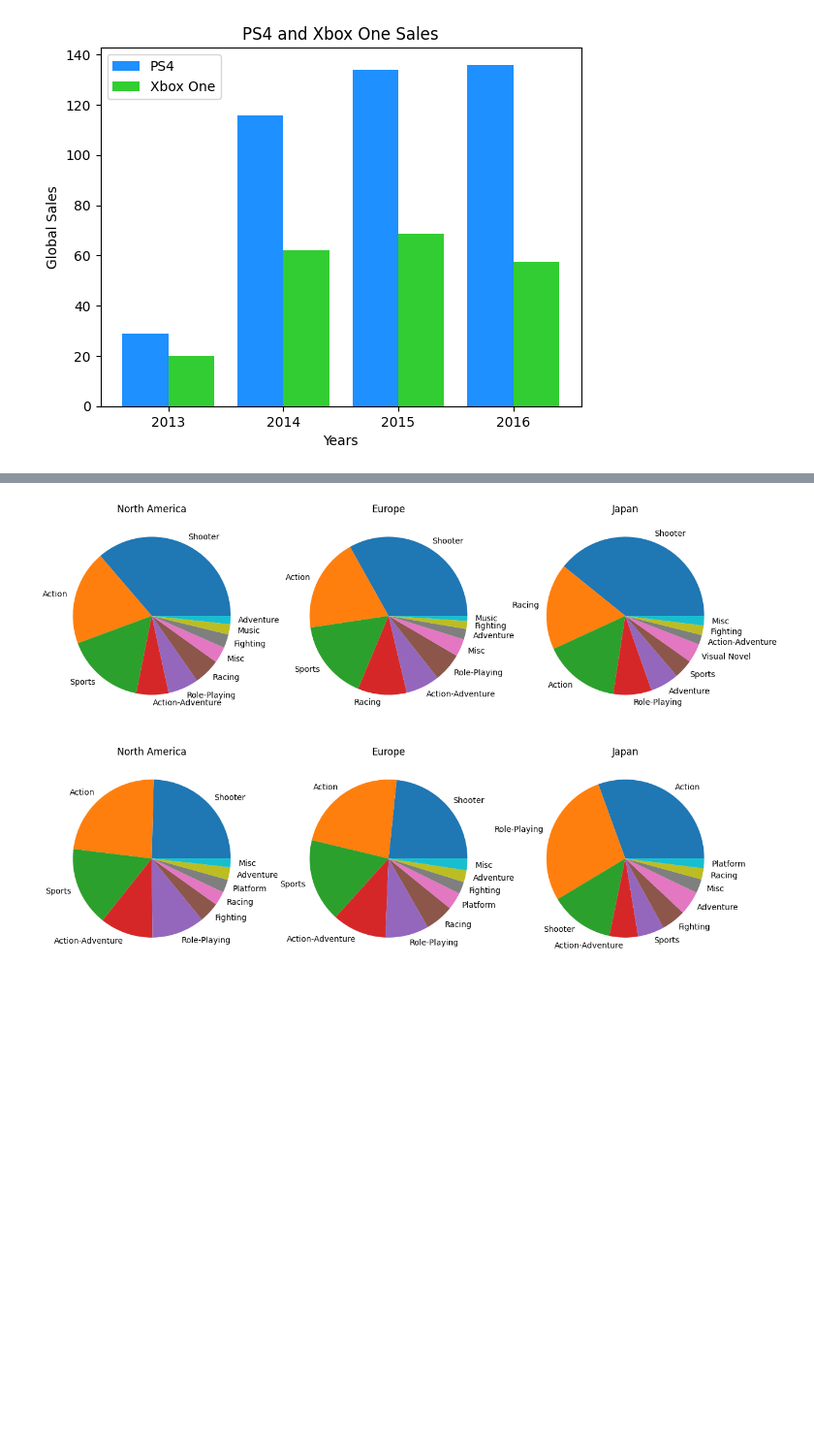
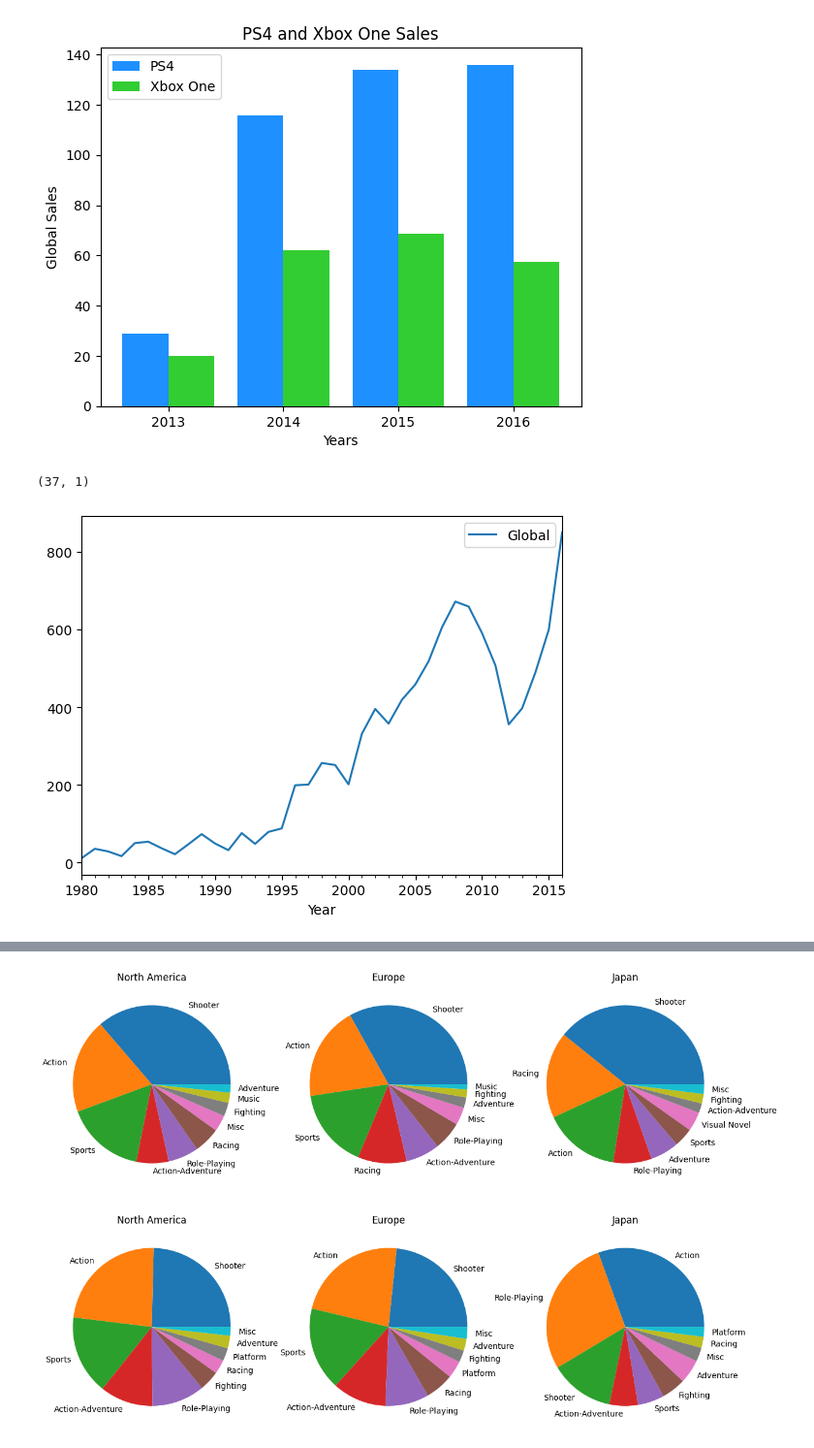
Before and after one commit to devrhathi/videogames_sales, a Jupyter notebook: Analysis/temp.ipynb, the cells around one changed output, grey strips where cells are left out. Shown at 97% size. Saved outputs shown, nothing was run; the diff lists cells and outputs as text; code cells hidden in the pictures; blank space fills up the shorter version.

Commit message:
merged

```diff
--- a/Analysis/temp.ipynb
+++ b/Analysis/temp.ipynb
@@ -122,26 +122,50 @@ plt.show()
 # %% [output]
 [figure]
 # %%
+my_df = pd.read_csv('../Datasets/vgsales.csv', parse_dates=['Year'], encoding='latin1')
+my_df2 = pd.read_csv('../Datasets/PS4_GamesSales.csv', parse_dates=['Year'], encoding='latin1')
+my_df3 = pd.read_csv('../Datasets/XboxOne_GameSales.csv', parse_dates=['Year'], encoding='latin1')
+
+trimmed_df = my_df[['Year', 'Global_Sales']]
+trimmed_df = trimmed_df.rename(columns= {'Global_Sales':'Global'})
+trimmed_df2 = my_df2[['Year', 'Global']]
+trimmed_df3 = my_df3[['Year', 'Global']]
+
+merged_data = trimmed_df.merge(trimmed_df2, how='outer').merge(trimmed_df3, how='outer')
+merged_data.dropna(inplace=True)
+
+df_final = merged_data.groupby(merged_data.Year).sum('Global')
+
+df_final = df_final[df_final.index < '2017-01-01']
+df_final.plot()
+print(df_final.shape)
+
+
+
+
 # xbox_df = pd.read_csv("../Datasets/XboxOne_GameSales.csv",parse_dates=['Year'],encoding="latin1")
 # x_df = xbox_df.groupby(['Genre','Year']).agg('sum',['Global']).reset_index()
 # ps_df = pd.read_csv("../Datasets/PS4_GamesSales.csv",parse_dates=['Year'],encoding="latin1")
 # ps_df = ps_df.groupby(['Genre','Year']).agg('sum',['Global']).reset_index()
 
 
 # filtered_x = x_df.loc[(x_df["Year"]=="2018-01-01")]
 # filtered_x
 
 
 # filtered_ps = ps_df.loc[(ps_df["Year"]=="2018-01-01")]
 # filtered_ps
 
 # print(filtered_x)
 
 # plt.pie(filtered_x["Global"],labels=filtered_x["Genre"])
 # plt.title("Xbox Genre")
 # plt.show()
 
 
 # plt.pie(filtered_ps["Global"],labels=filtered_ps["Genre"])
 # plt.title("PS4 Genre")
 # plt.show()
+# %% [output]
+(37, 1)
+[figure, added]
```
Also changed, not shown: parts of 4 cells of this notebook, 3 other files.
